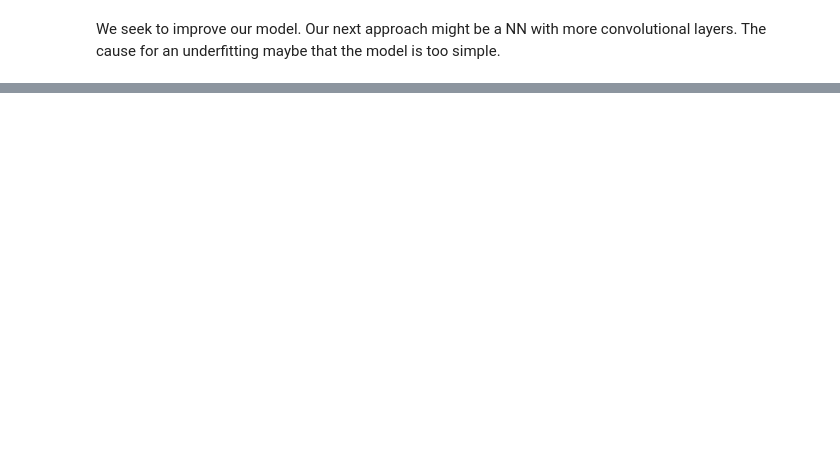
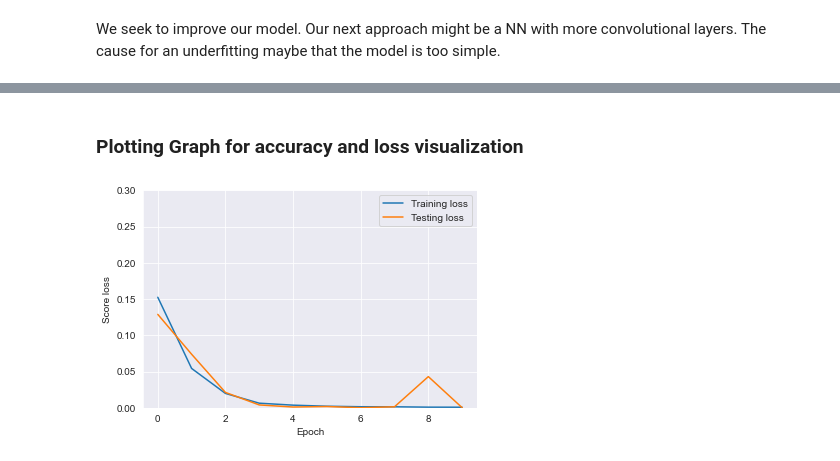
Before and after one commit to trishnasharma/ecs171_final_project, a Jupyter notebook: main.ipynb, the cells around one changed output, grey strips where cells are left out. Cells and saved outputs as stored; diff of their text form; code cells hidden in the pictures; blank space fills up the shorter version.

Commit message:
added model 2

```diff
--- a/main.ipynb
+++ b/main.ipynb
@@ -479,0 +441,23 @@ We seek to improve our model. Our next approach might be a NN with more convolut
+# %%
+X_train = X_train.values.reshape(-1,28,28,1)
+X_test = X_test.values.reshape(-1,28,28,1)
+# %%
+
+model2 = Sequential()
+
+
+model2.add(Conv2D(64, kernel_size=(3,3), activation='relu' , input_shape=(28,28,1)))
+model2.add(MaxPool2D(pool_size= (2,2)))
+
+model2.add(Conv2D(36, kernel_size=(3,3), activation='relu' ))
+
+
+model2.add(Flatten())
+model2.add(Dense(100, activation='relu'))
+model2.add(Dense(50, activation='linear'))
+model2.add(Dense(25, activation='relu'))
+
+model2.add(Dense(classes, activation = 'softmax'))
+
+model2.compile(optimizer = 'rmsprop', loss = 'binary_crossentropy',metrics=['accuracy'])
+result_2 = model2.fit(X_train, y_train, validation_data= (X_test, y_test), epochs = train_epochs, batch_size = train_batch_size )
@@ -479,0 +549,14 @@ We seek to improve our model. Our next approach might be a NN with more convolut
+# %% [markdown]
+### Plotting Graph for accuracy and loss visualization
+# %%
+import matplotlib.pyplot as plt
+
+plt.plot(result_2.history['loss'], label='Training loss')
+plt.plot(result_2.history['val_loss'], label='Testing loss')
+plt.xlabel('Epoch')
+plt.ylabel('Score loss')
+plt.ylim([0, 0.3])
+plt.legend()
+plt.show()
+# %% [output]
+[figure, added]
```
Also changed, not shown: parts of 20 cells of this notebook.
